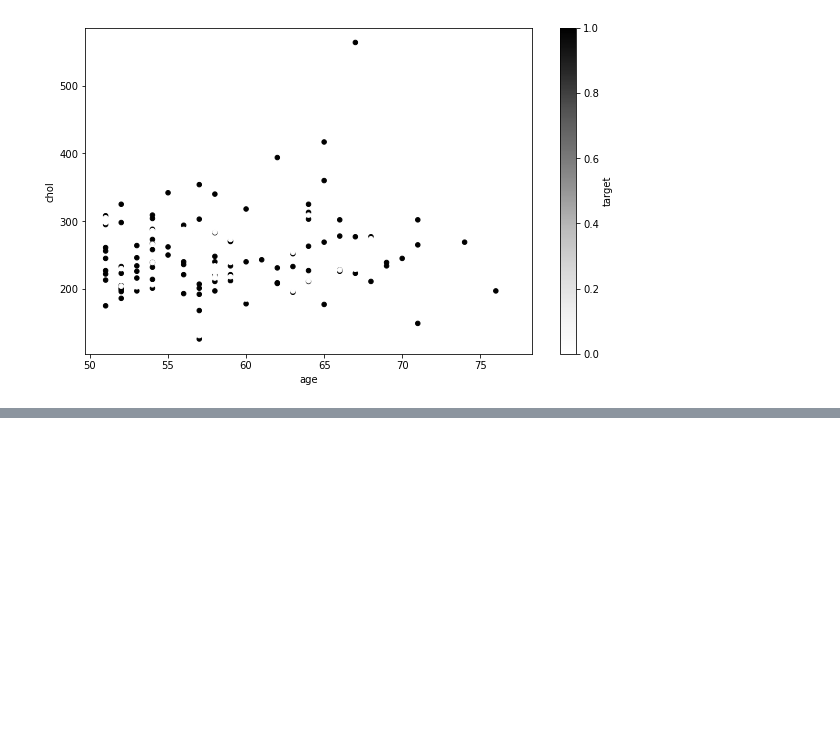
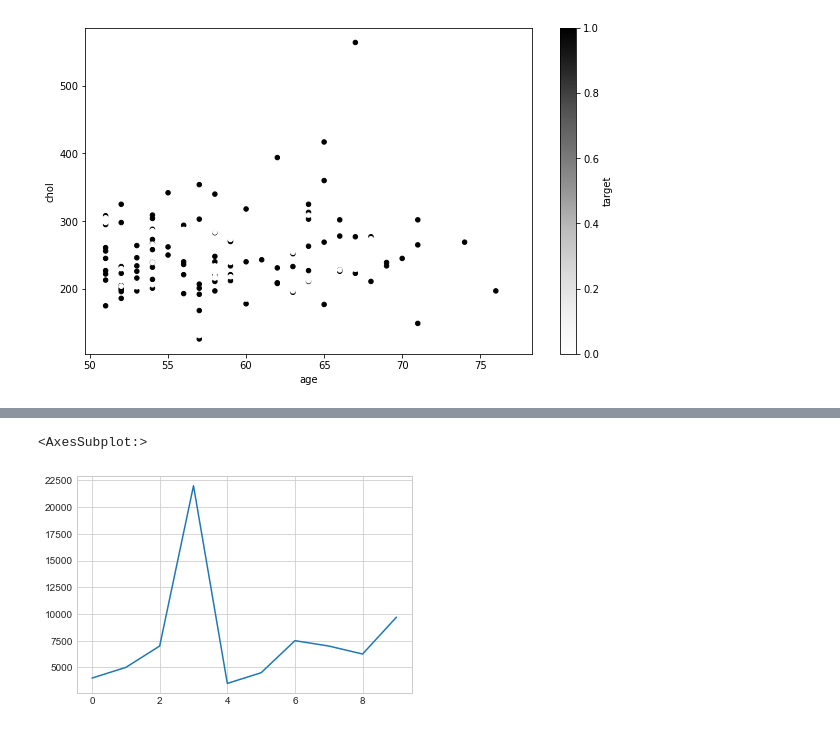
Before and after one commit to Joseph-Run/Learning, a Jupyter notebook: matplotlib/introduction to matplotlib.ipynb, the cells around one changed output, grey strips where cells are left out. Cells and saved outputs as stored; diff of their text form; code cells hidden in the pictures; blank space fills up the shorter version.

```diff
--- a/matplotlib/introduction to matplotlib.ipynb
+++ b/matplotlib/introduction to matplotlib.ipynb
@@ -510,0 +610,5 @@ ax.legend(*scatter.legend_elements(), title= "Target")
+# %%
+car_sales.Price.plot()
+# %% [output]
+<AxesSubplot:>
+[figure, added]
```
Also changed, not shown: parts of 23 cells of this notebook, 1 other file.
